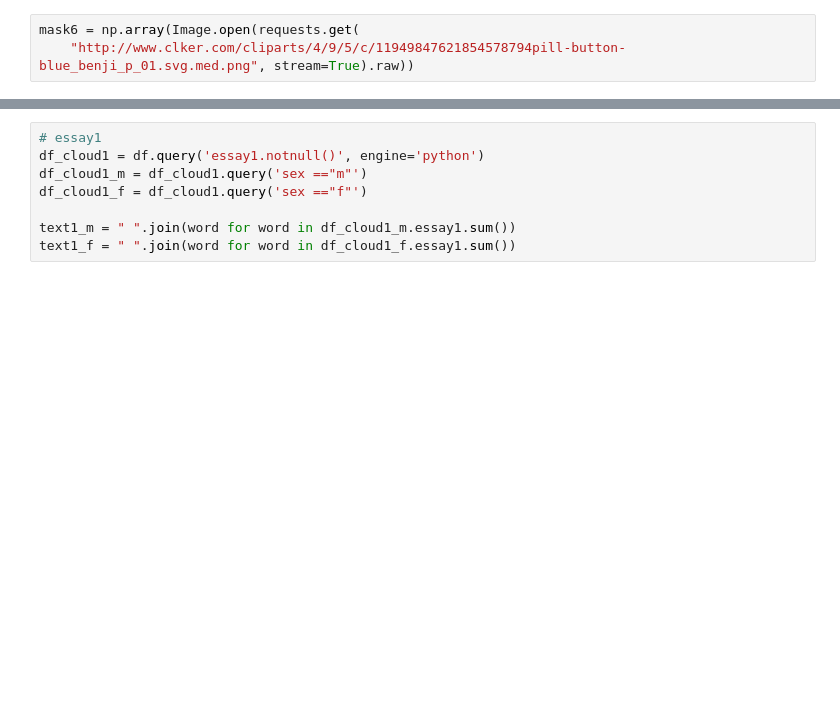
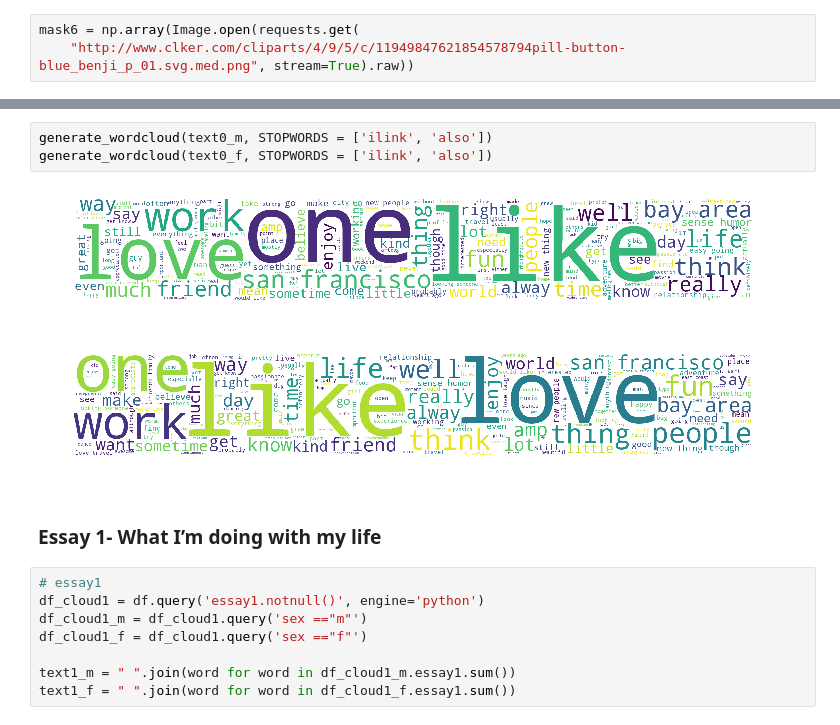
Before and after one commit to stuartxu2/OKCupid_matching, a Jupyter notebook: OKCupid_EDA.ipynb, the cells around one changed output, grey strips where cells are left out. Cells and saved outputs as stored; diff of their text form; blank space fills up the shorter version.

```diff
--- a/OKCupid_EDA.ipynb
+++ b/OKCupid_EDA.ipynb
@@ -617,3 +547,11 @@ mask6 = np.array(Image.open(requests.get(
+# %%
+generate_wordcloud(text0_m, STOPWORDS = ['ilink', 'also'])
+generate_wordcloud(text0_f, STOPWORDS = ['ilink', 'also'])
+# %% [output]
+[figure, added]
+[figure, added]
+# %% [markdown]
+### Essay 1- What I’m doing with my life
 # %%
 # essay1
 df_cloud1 = df.query('essay1.notnull()', engine='python')
```
Also changed, not shown: parts of 57 cells of this notebook, 1 other file.
